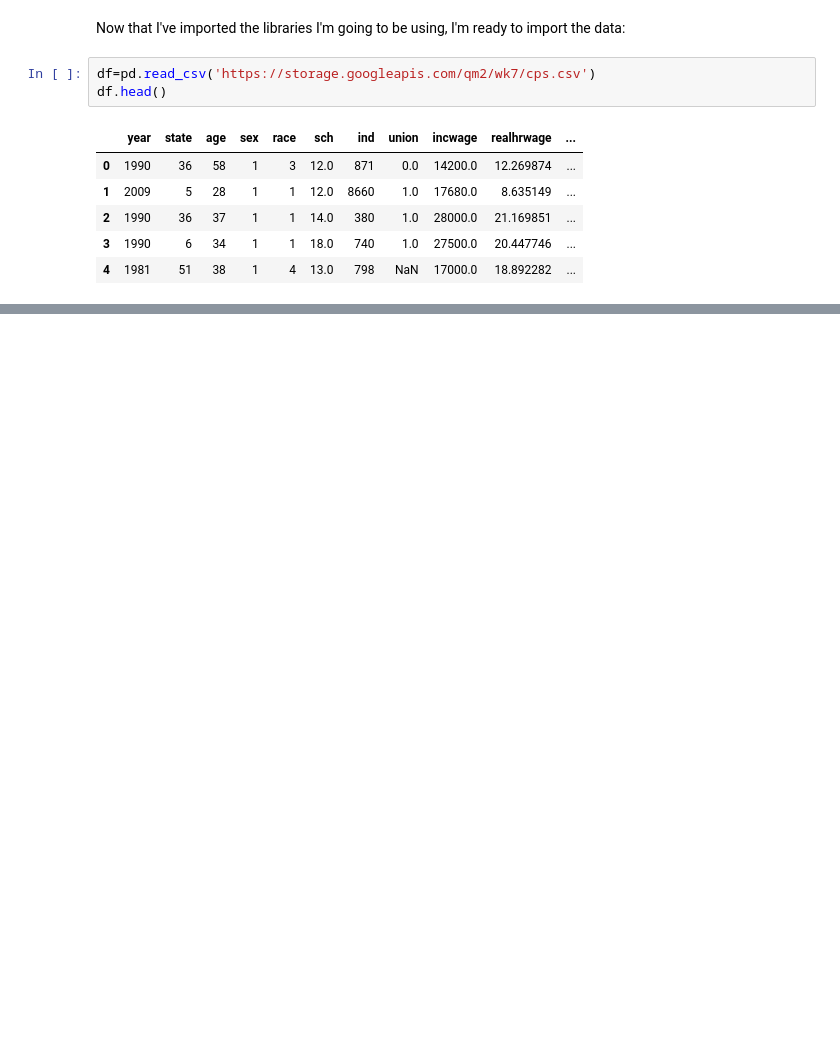
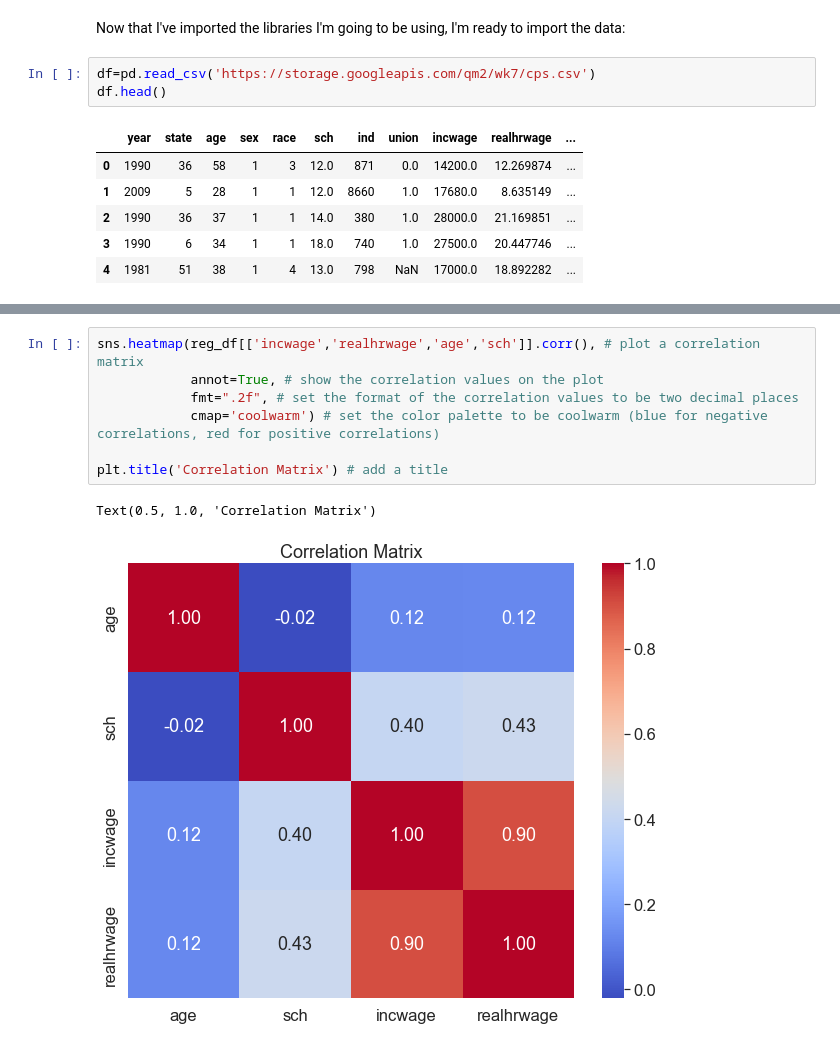
Before and after one commit to KellyLuo123/QM2-1, a Jupyter notebook: W5_Distributions_and_Basic_Statistics.ipynb, the cells around one changed output, grey strips where cells are left out. Drawn from its saved outputs; the diff is of its cells as text; blank space fills up the shorter version.

```diff
--- a/W5_Distributions_and_Basic_Statistics.ipynb
+++ b/W5_Distributions_and_Basic_Statistics.ipynb
@@ -796,0 +218,10 @@ The observed difference is statistically significant at the 95% confidence level
+# %%
+sns.heatmap(reg_df[['incwage','realhrwage','age','sch']].corr(), # plot a correlation matrix
+            annot=True, # show the correlation values on the plot
+            fmt=".2f", # set the format of the correlation values to be two decimal places
+            cmap='coolwarm') # set the color palette to be coolwarm (blue for negative correlations, red for positive correlations)
+
+plt.title('Correlation Matrix') # add a title
+# %% [output]
+Text(0.5, 1.0, 'Correlation Matrix')
+[figure, added]
```
Also changed, not shown: parts of 112 cells of this notebook.
